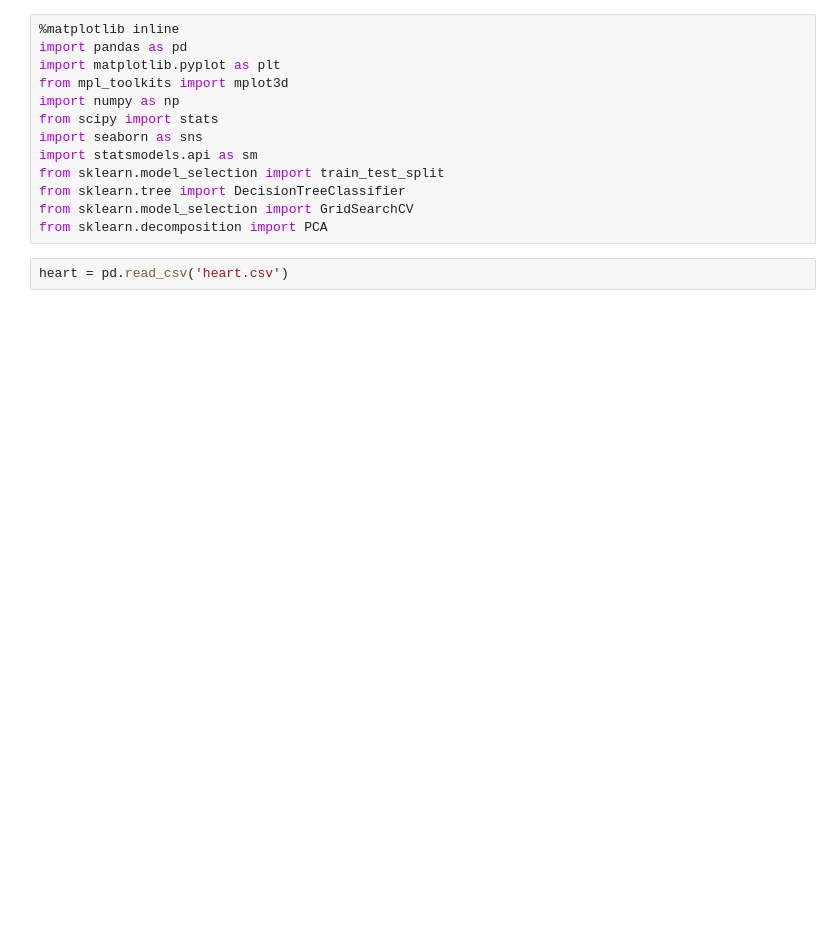
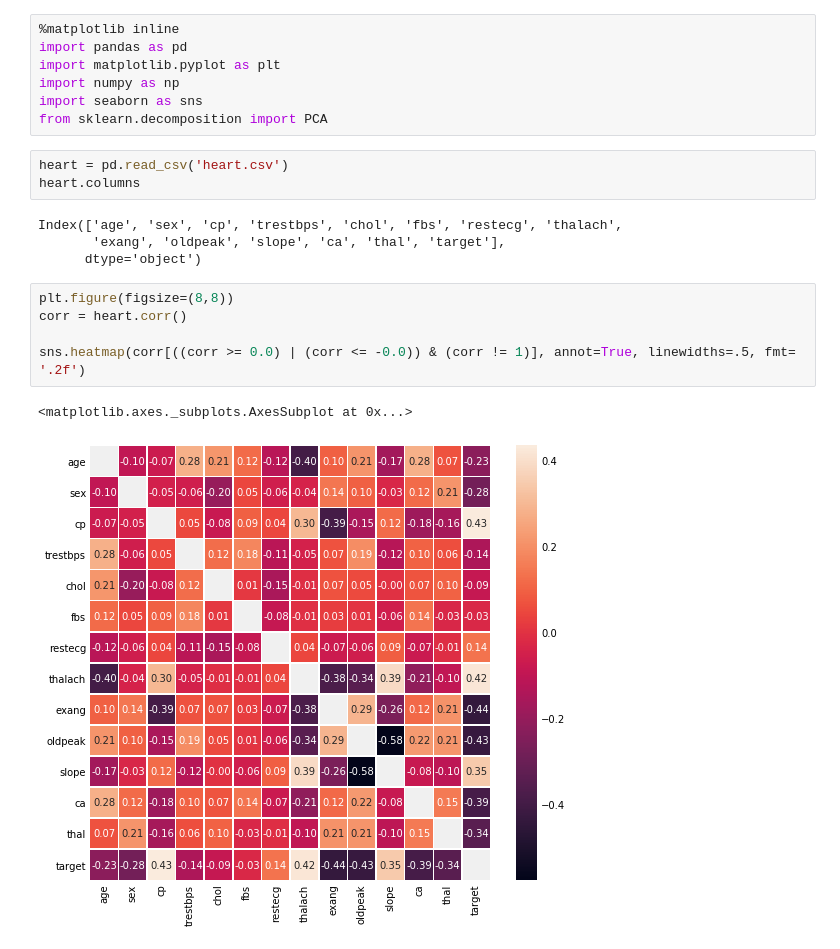
Before and after one commit to anshuldante/ai-ds-ml-practical, a Jupyter notebook: machine-learning-and-ai-foundations-decision-trees/Exercise Files/heart/EDA.ipynb, the cells around one changed output. Cells and saved outputs as stored; diff of their text form; blank space fills up the shorter version.

Commit message:
EDA for the heart dataset

```diff
--- a/machine-learning-and-ai-foundations-decision-trees/Exercise Files/heart/EDA.ipynb
+++ b/machine-learning-and-ai-foundations-decision-trees/Exercise Files/heart/EDA.ipynb
@@ -2,14 +2,21 @@
 %matplotlib inline
 import pandas as pd
 import matplotlib.pyplot as plt
-from mpl_toolkits import mplot3d
 import numpy as np
-from scipy import stats
 import seaborn as sns
-import statsmodels.api as sm
-from sklearn.model_selection import train_test_split
-from sklearn.tree import DecisionTreeClassifier
-from sklearn.model_selection import GridSearchCV
 from sklearn.decomposition import PCA
 # %%
 heart = pd.read_csv('heart.csv')
+heart.columns
+# %% [output]
+Index(['age', 'sex', 'cp', 'trestbps', 'chol', 'fbs', 'restecg', 'thalach',
+       'exang', 'oldpeak', 'slope', 'ca', 'thal', 'target'],
+      dtype='object')
+# %%
+plt.figure(figsize=(8,8))
+corr = heart.corr()
+
+sns.heatmap(corr[((corr >= 0.0) | (corr <= -0.0)) & (corr != 1)], annot=True, linewidths=.5, fmt= '.2f')
+# %% [output]
+<matplotlib.axes._subplots.AxesSubplot at 0x...>
+[figure, added]
```
Also changed, not shown: parts of 35 cells of this notebook, 3 other files.
